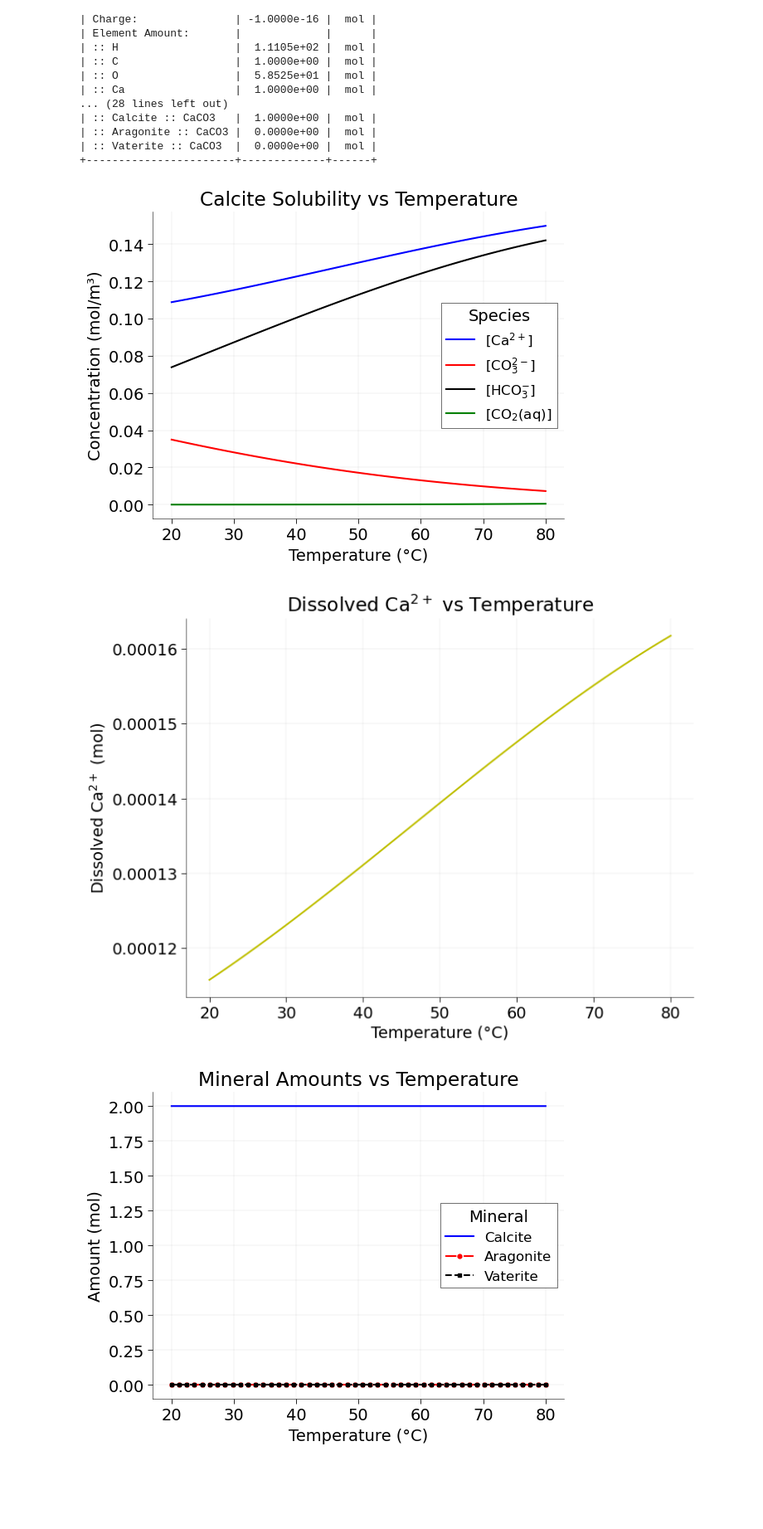
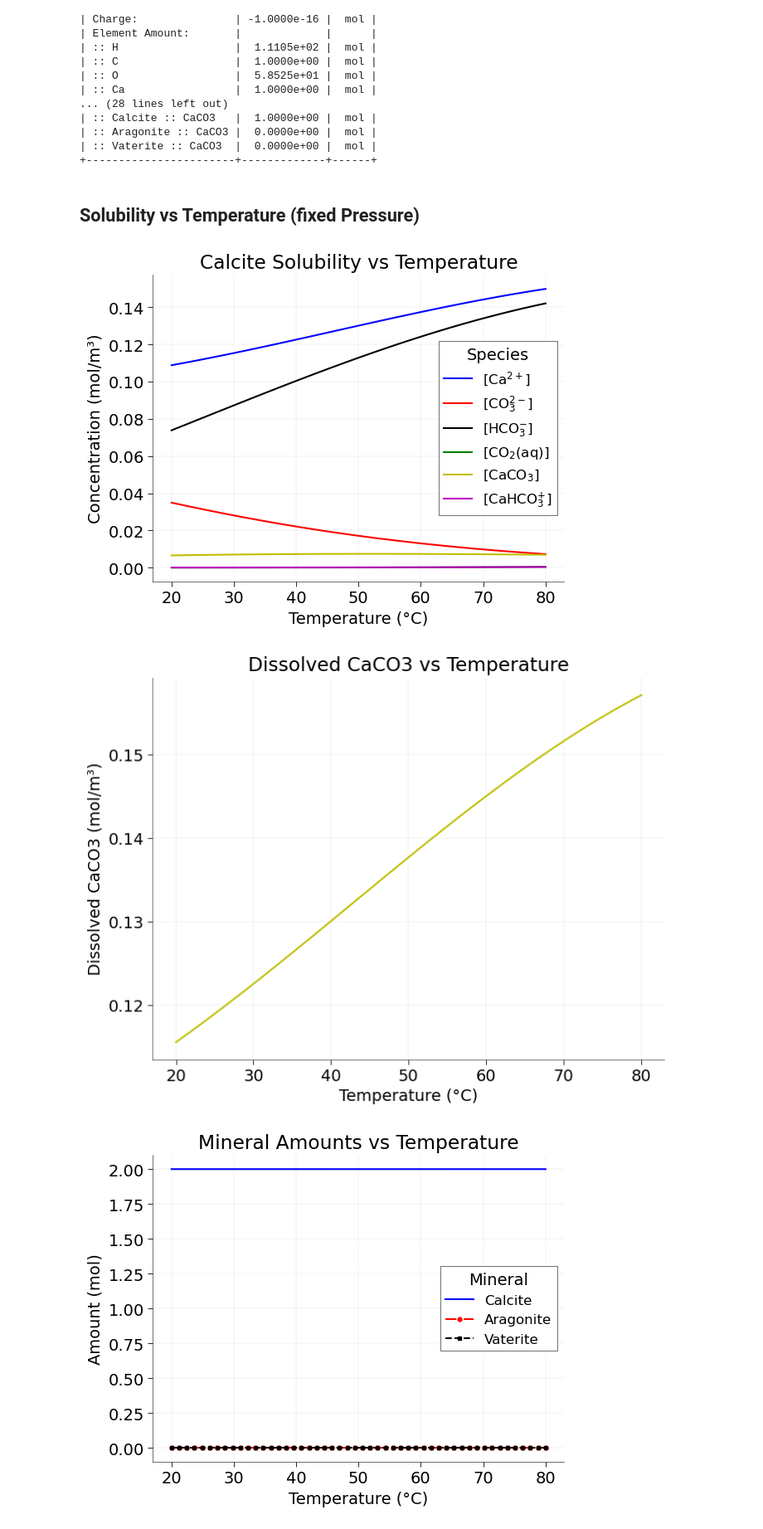
Before and after one commit to volpatto/reaktoro-experiments, a Jupyter notebook: notebooks/calcite-solubility.ipynb, the cells around one changed output. Shown at 83% size. Drawn from its saved outputs; the diff is of its cells as text; code cells hidden in the pictures; blank space fills up the shorter version.

```diff
--- a/notebooks/calcite-solubility.ipynb
+++ b/notebooks/calcite-solubility.ipynb
@@ -31,7 +45,7 @@ system = rkt.ChemicalSystem(db, aqueous_solution, mineral_solution, gas_phase)
 # %%
 def create_initial_state(
     chemical_system: rkt.ChemicalSystem,
-    temperature: float = 25,
+    temperature: float = 25.0,
     pressure: float = 1.0,
     excess_calcite: float = 1.0,
     excess_aragonite: float = 0.0,
@@ -70,19 +84,27 @@ print(state)
 | :: Aragonite :: CaCO3 |  0.0000e+00 |  mol |
 | :: Vaterite :: CaCO3  |  0.0000e+00 |  mol |
 +-----------------------+-------------+------+
+# %% [markdown]
+## Solubility vs Temperature (fixed Pressure)
 # %%
 T_range_degC = np.linspace(20, 80, 50)
 Ca_concentration = []
 CO3_concentration = []
 HCO3_concentration = []
 CO2_concentration = []
+CaCO3_concentration = []
+CaHCO3_concentration = []
 dissolved_caco3 = []
 calcite_amounts = []
 aragonite_amounts = []
 vaterite_amounts = []
 pH_values = []
 
-state = create_initial_state(system, excess_aragonite=1.0)
+state = create_initial_state(
+    system,
+    excess_aragonite=1.0,
+    # excess_vaterite=1.0  # this is not converging for some unknown reason
+)  # start with all polymorphs present
 props_initial = rkt.ChemicalProps(state)
 total_caco3_initial = float(
     props_initial.speciesAmount("Calcite") + props_initial.speciesAmount("Aragonite") + props_initial.speciesAmount("Vaterite")
@@ -101,19 +123,24 @@ for T in T_range_degC:
     CO3_concentration.append(float(props.speciesAmount("CO3-2") / aqueous_phase_volume))
     HCO3_concentration.append(float(props.speciesAmount("HCO3-") / aqueous_phase_volume))
     CO2_concentration.append(float(props.speciesAmount("CO2") / aqueous_phase_volume))
+    CaCO3_concentration.append(float(props.speciesAmount("CaCO3") / aqueous_phase_volume))
+    CaHCO3_concentration.append(float(props.speciesAmount("CaHCO3+") / aqueous_phase_volume))
     calcite_amount = float(props.speciesAmount("Calcite"))
     aragonite_amount = float(props.speciesAmount("Aragonite"))
     vaterite_amount = float(props.speciesAmount("Vaterite"))
     calcite_amounts.append(calcite_amount)
     aragonite_amounts.append(aragonite_amount)
     vaterite_amounts.append(vaterite_amount)
-    dissolved_caco3.append(total_caco3_initial - (calcite_amount + aragonite_amount + vaterite_amount))
+    dissolved_caco3_in_moles = total_caco3_initial - (calcite_amount + aragonite_amount + vaterite_amount)
+    dissolved_caco3.append(dissolved_caco3_in_moles / aqueous_phase_volume)  # in mol/m3
     pH_values.append(float(aqueous_props.pH()))
 
 Ca_concentration = np.array(Ca_concentration)
 CO3_concentration = np.array(CO3_concentration)
 HCO3_concentration = np.array(HCO3_concentration)
 CO2_concentration = np.array(CO2_concentration)
+CaCO3_concentration = np.array(CaCO3_concentration)
+CaHCO3_concentration = np.array(CaHCO3_concentration)
 calcite_amounts = np.array(calcite_amounts)
 aragonite_amounts = np.array(aragonite_amounts)
 vaterite_amounts = np.array(vaterite_amounts)
@@ -126,6 +153,8 @@ plt.plot(T_range_degC, Ca_concentration, label="[Ca$^{2+}$]", color="C0")
 plt.plot(T_range_degC, CO3_concentration, label="[CO$_3^{2-}$]", color="C1")
 plt.plot(T_range_degC, HCO3_concentration, label="[HCO$_3^{-}$]", color="C2")
 plt.plot(T_range_degC, CO2_concentration, label="[CO$_2$(aq)]", color="C3")
+plt.plot(T_range_degC, CaCO3_concentration, label="[CaCO$_3$]", color="C4")
+plt.plot(T_range_degC, CaHCO3_concentration, label="[CaHCO$_3^{+}$]", color="C5")
 
 # plt.yscale("log")
 plt.xlabel("Temperature (°C)")
@@ -135,17 +164,17 @@ plt.legend(title="Species")
 plt.grid()
 plt.show()
 # %% [output]
-[figure, old version]
+[figure, new version]
 # %%
 plt.figure(figsize=(8, 6))
-plt.plot(T_range_degC, dissolved_caco3, label="Total Ca$^{2+}$ dissolved (mol)", color="C4")
+plt.plot(T_range_degC, dissolved_caco3, label="Total CaCO3 dissolved (mol/m³)", color="C4")
 plt.xlabel("Temperature (°C)")
-plt.ylabel("Dissolved Ca$^{2+}$ (mol)")
-plt.title("Dissolved Ca$^{2+}$ vs Temperature")
+plt.ylabel("Dissolved CaCO3 (mol/m³)")
+plt.title("Dissolved CaCO3 vs Temperature")
 plt.grid()
 plt.show()
 # %% [output]
-[figure, old version]
+[figure, new version]
 # %%
 plt.Figure(figsize=(10, 8))
 plt.plot(T_range_degC, calcite_amounts, label="Calcite", color="C0")
```
Also changed, not shown: parts of 11 cells of this notebook.
